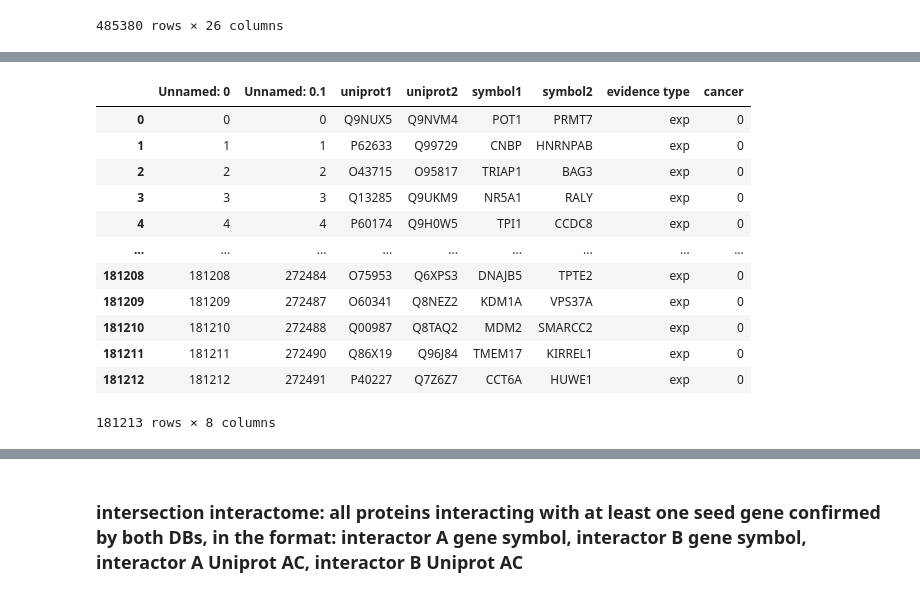
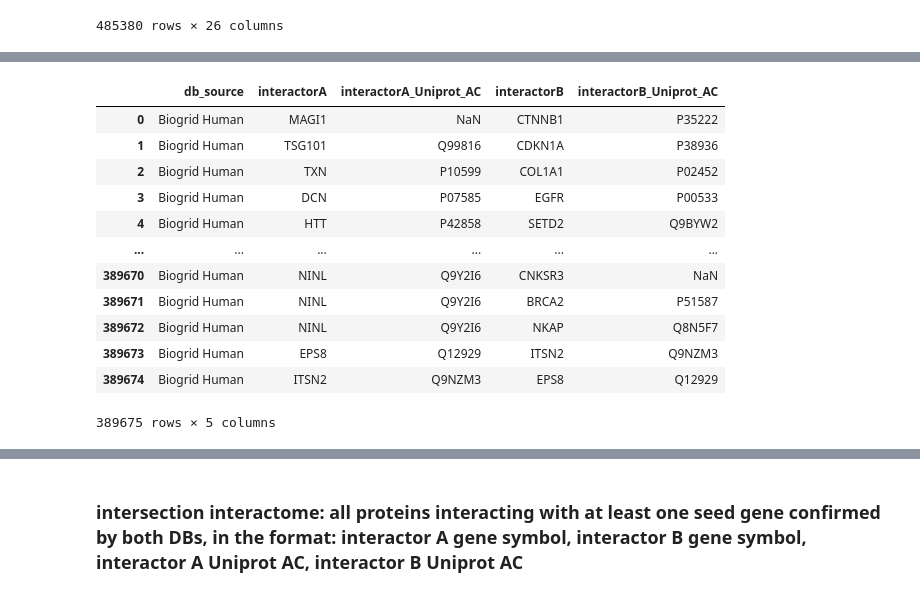
Before and after one commit to giuliacassara/Malignant-Mesothelioma, a Jupyter notebook: Analysis.ipynb, the cells around one changed output, grey strips where cells are left out. Drawn from its saved outputs; the diff is of its cells as text; code cells hidden in the pictures.

Commit message:
done union extended

```diff
--- a/Analysis.ipynb
+++ b/Analysis.ipynb
@@ -702,17 +716,19 @@ nsbio
-# %%
-#drop duplicates
-nsiid
-# %% [output]
-|  | Unnamed: 0 | Unnamed: 0.1 | uniprot1 | uniprot2 | symbol1 | symbol2 | evidence type | cancer |
-| 0 | 0 | 0 | Q9NUX5 | Q9NVM4 | POT1 | PRMT7 | exp | 0 |
-| 1 | 1 | 1 | P62633 | Q99729 | CNBP | HNRNPAB | exp | 0 |
-| 2 | 2 | 2 | O43715 | O95817 | TRIAP1 | BAG3 | exp | 0 |
-| 3 | 3 | 3 | Q13285 | Q9UKM9 | NR5A1 | RALY | exp | 0 |
-| 4 | 4 | 4 | P60174 | Q9H0W5 | TPI1 | CCDC8 | exp | 0 |
-| ... | ... | ... | ... | ... | ... | ... | ... | ... |
-| 181208 | 181208 | 272484 | O75953 | Q6XPS3 | DNAJB5 | TPTE2 | exp | 0 |
-| 181209 | 181209 | 272487 | O60341 | Q8NEZ2 | KDM1A | VPS37A | exp | 0 |
-| 181210 | 181210 | 272488 | Q00987 | Q8TAQ2 | MDM2 | SMARCC2 | exp | 0 |
-| 181211 | 181211 | 272490 | Q86X19 | Q96J84 | TMEM17 | KIRREL1 | exp | 0 |
-| 181212 | 181212 | 272491 | P40227 | Q7Z6Z7 | CCT6A | HUWE1 | exp | 0 |
-181213 rows × 8 columns
+# %%
+#drop duplicates
+new = pd.read_csv("union_interactome_extended.tsv", sep = '\t')
+new = new.drop(['Unnamed: 0', 'Unnamed: 0.1'], axis = 1)
+new
+# %% [output]
+|  | db_source | interactorA | interactorA_Uniprot_AC | interactorB | interactorB_Uniprot_AC |
+| 0 | Biogrid Human | MAGI1 | NaN | CTNNB1 | P35222 |
+| 1 | Biogrid Human | TSG101 | Q99816 | CDKN1A | P38936 |
+| 2 | Biogrid Human | TXN | P10599 | COL1A1 | P02452 |
+| 3 | Biogrid Human | DCN | P07585 | EGFR | P00533 |
+| 4 | Biogrid Human | HTT | P42858 | SETD2 | Q9BYW2 |
+| ... | ... | ... | ... | ... | ... |
+| 389670 | Biogrid Human | NINL | Q9Y2I6 | CNKSR3 | NaN |
+| 389671 | Biogrid Human | NINL | Q9Y2I6 | BRCA2 | P51587 |
+| 389672 | Biogrid Human | NINL | Q9Y2I6 | NKAP | Q8N5F7 |
+| 389673 | Biogrid Human | EPS8 | Q12929 | ITSN2 | Q9NZM3 |
+| 389674 | Biogrid Human | ITSN2 | Q9NZM3 | EPS8 | Q12929 |
+389675 rows × 5 columns
```
Also changed, not shown: parts of 4 cells of this notebook.
